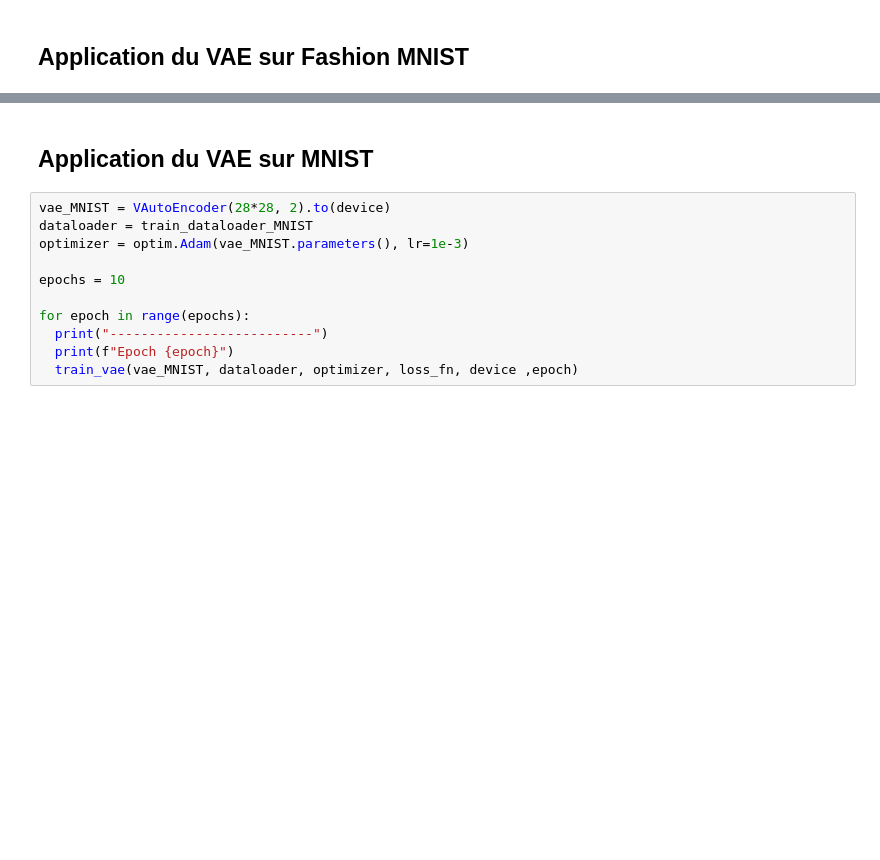
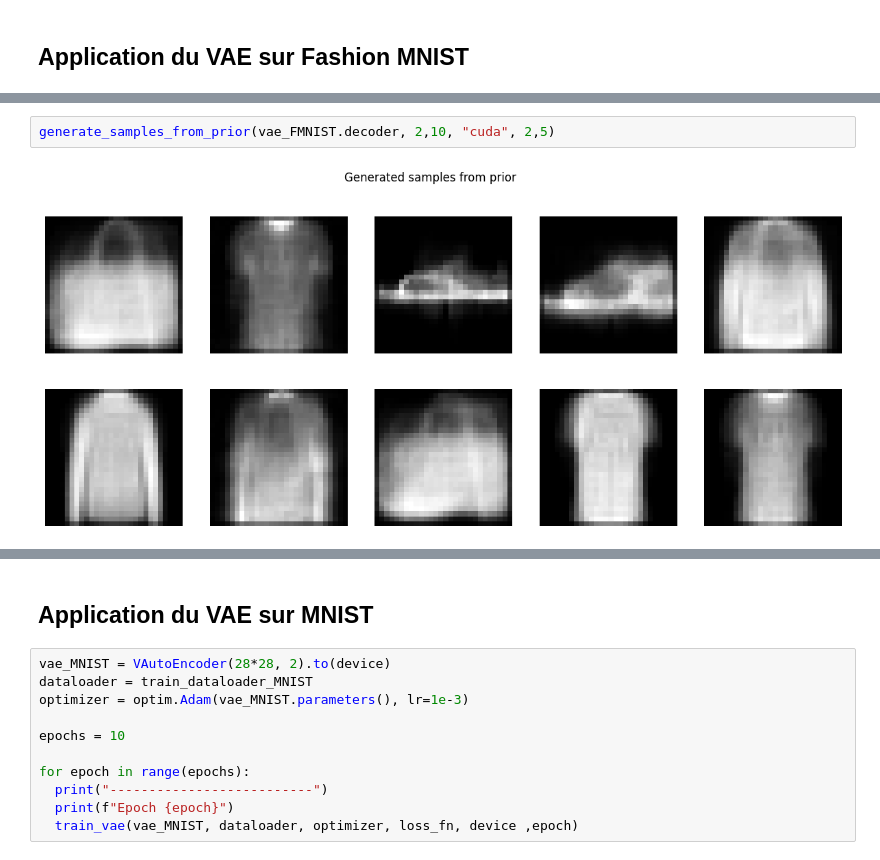
Before and after one commit to Jalalbaim/Auto-Encoder, a Jupyter notebook: Variational_Auto_Encoder_.ipynb, the cells around one changed output, grey strips where cells are left out. Saved outputs shown, nothing was run; the diff lists cells and outputs as text; blank space fills up the shorter version.

```diff
--- a/Variational_Auto_Encoder_.ipynb
+++ b/Variational_Auto_Encoder_.ipynb
@@ -357,0 +395,4 @@ with torch.no_grad():
+# %%
+generate_samples_from_prior(vae_FMNIST.decoder, 2,10, "cuda", 2,5)
+# %% [output]
+[figure, added]
```
Also changed, not shown: parts of 25 cells of this notebook.
